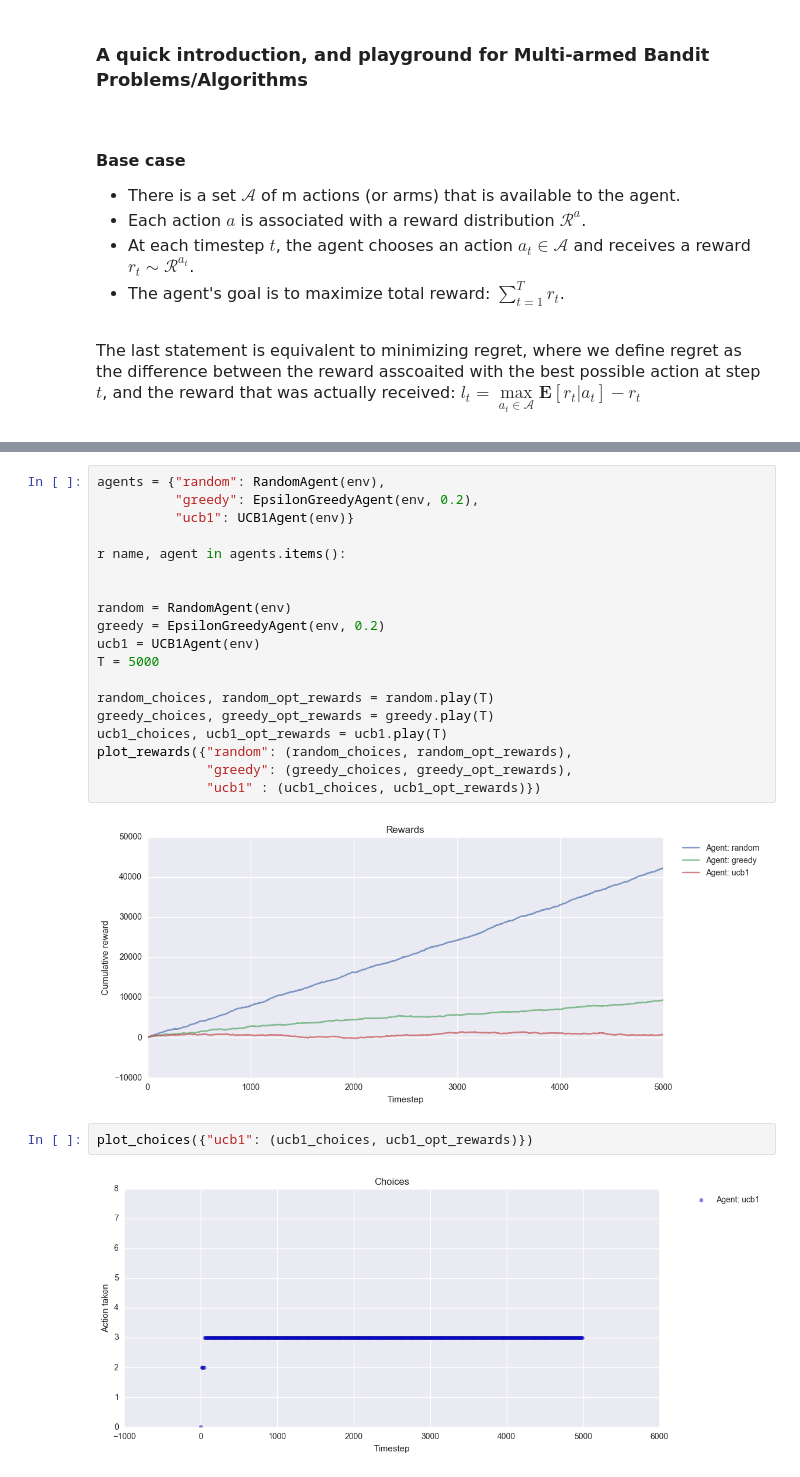
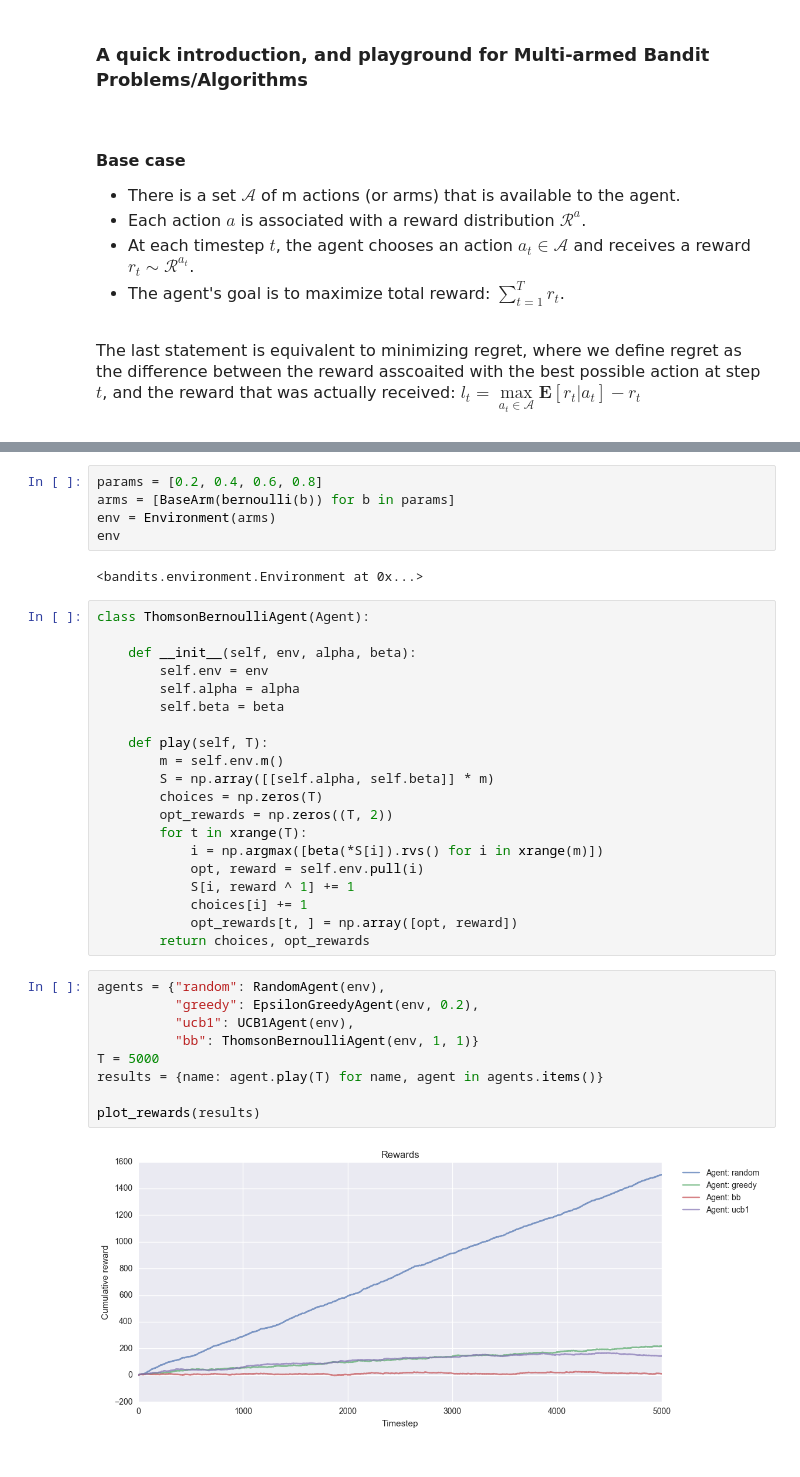
Before and after one commit to 0xend/bandits, a Jupyter notebook: Multi-armed Bandit .ipynb, the cells around one changed output, grey strips where cells are left out. Cells and saved outputs as stored; diff of their text form.

```diff
--- a/Multi-armed Bandit .ipynb
+++ b/Multi-armed Bandit .ipynb
@@ -51,25 +27,38 @@ plt.show()
-# %%
-agents = {"random": RandomAgent(env),
-          "greedy": EpsilonGreedyAgent(env, 0.2),
-          "ucb1": UCB1Agent(env)}
-
-r name, agent in agents.items():
-
-
-random = RandomAgent(env)
-greedy = EpsilonGreedyAgent(env, 0.2)
-ucb1 = UCB1Agent(env)
-T = 5000
-
-random_choices, random_opt_rewards = random.play(T)
-greedy_choices, greedy_opt_rewards = greedy.play(T)
-ucb1_choices, ucb1_opt_rewards = ucb1.play(T)
-plot_rewards({"random": (random_choices, random_opt_rewards),
-              "greedy": (greedy_choices, greedy_opt_rewards),
-              "ucb1" : (ucb1_choices, ucb1_opt_rewards)})
-# %% [output]
-[figure, removed]
-# %%
-plot_choices({"ucb1": (ucb1_choices, ucb1_opt_rewards)})
-# %% [output]
-[figure, removed]
+# %%
+params = [0.2, 0.4, 0.6, 0.8]
+arms = [BaseArm(bernoulli(b)) for b in params]
+env = Environment(arms)
+env
+# %% [output]
+<bandits.environment.Environment at 0x...>
+# %%
+class ThomsonBernoulliAgent(Agent):
+
+    def __init__(self, env, alpha, beta):
+        self.env = env
+        self.alpha = alpha
+        self.beta = beta
+
+    def play(self, T):
+        m = self.env.m()
+        S = np.array([[self.alpha, self.beta]] * m)
+        choices = np.zeros(T)
+        opt_rewards = np.zeros((T, 2))
+        for t in xrange(T):
+            i = np.argmax([beta(*S[i]).rvs() for i in xrange(m)])
+            opt, reward = self.env.pull(i)
+            S[i, reward ^ 1] += 1
+            choices[i] += 1
+            opt_rewards[t, ] = np.array([opt, reward])
+        return choices, opt_rewards
+# %%
+agents = {"random": RandomAgent(env),
+          "greedy": EpsilonGreedyAgent(env, 0.2),
+          "ucb1": UCB1Agent(env),
+          "bb": ThomsonBernoulliAgent(env, 1, 1)}
+T = 5000
+results = {name: agent.play(T) for name, agent in agents.items()}
+
+plot_rewards(results)
+# %% [output]
+[figure, added]
```
Also changed, not shown: parts of 4 cells of this notebook, 4 other files.
